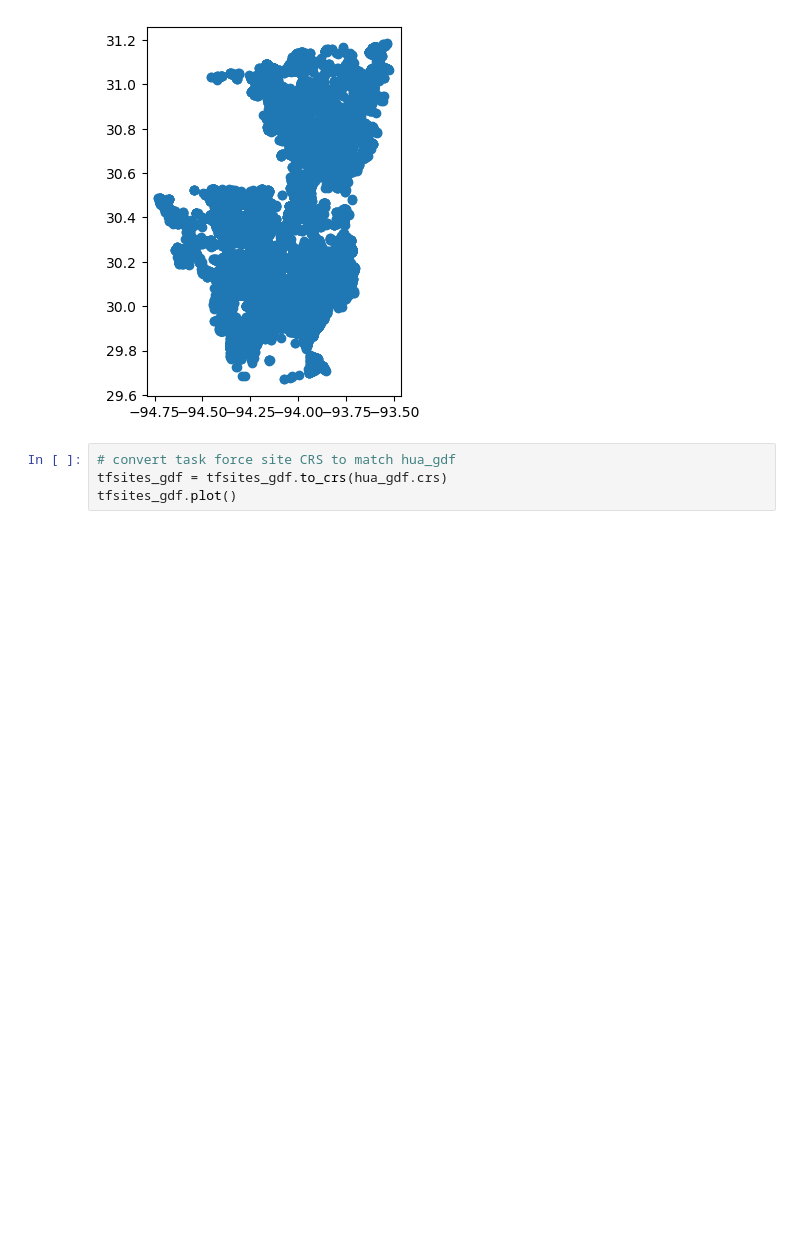
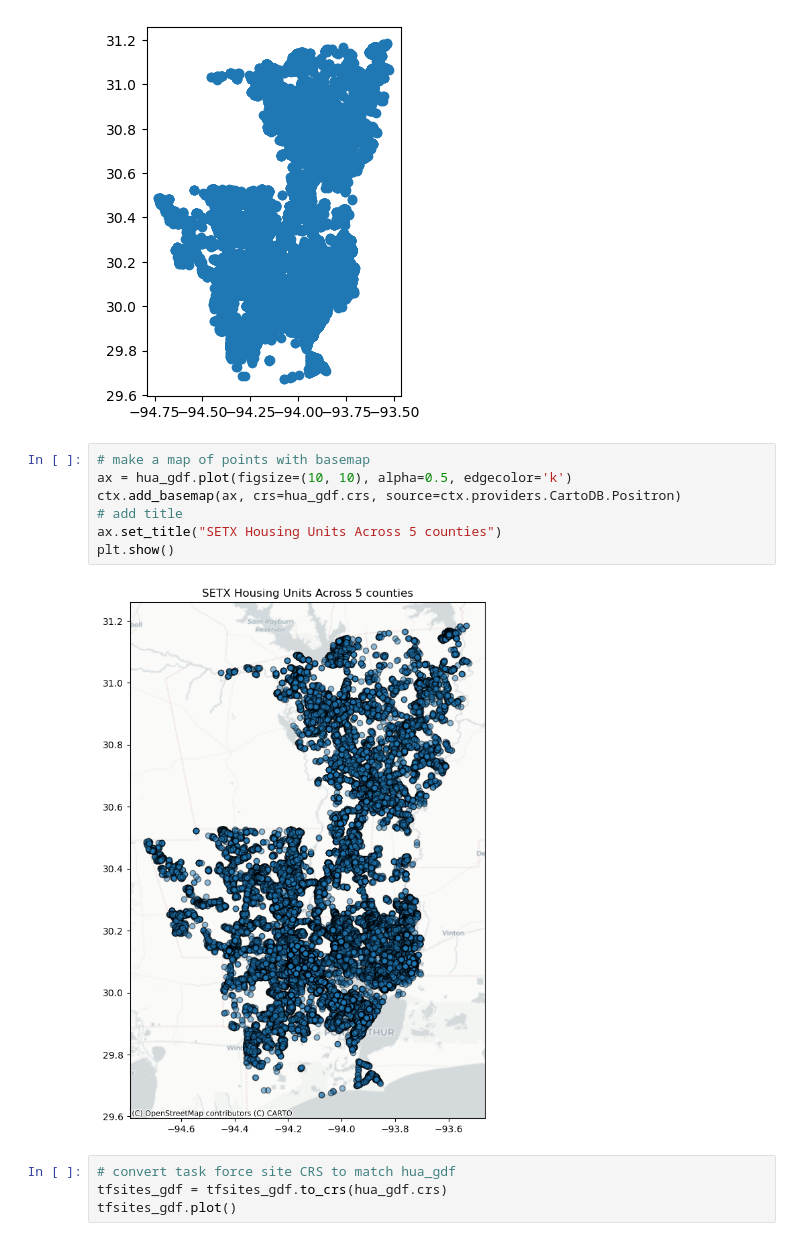
Before and after one commit to npr99/integrate_people_theme1_cookbook, a Jupyter notebook: integrate_people_sites.ipynb, the cells around one changed output. Saved outputs shown, nothing was run; the diff lists cells and outputs as text; blank space fills up the shorter version.

```diff
--- a/integrate_people_sites.ipynb
+++ b/integrate_people_sites.ipynb
@@ -234,6 +234,15 @@ hua_gdf.plot()
 # %% [output]
 <Axes: >
 [figure]
+# %%
+# make a map of points with basemap
+ax = hua_gdf.plot(figsize=(10, 10), alpha=0.5, edgecolor='k')
+ctx.add_basemap(ax, crs=hua_gdf.crs, source=ctx.providers.CartoDB.Positron)
+# add title
+ax.set_title("SETX Housing Units Across 5 counties")
+plt.show()
+# %% [output]
+[figure, added]
 # %%
 # convert task force site CRS to match hua_gdf
 tfsites_gdf = tfsites_gdf.to_crs(hua_gdf.crs)
```
Also changed, not shown: parts of 7 cells of this notebook, 16 other files.
